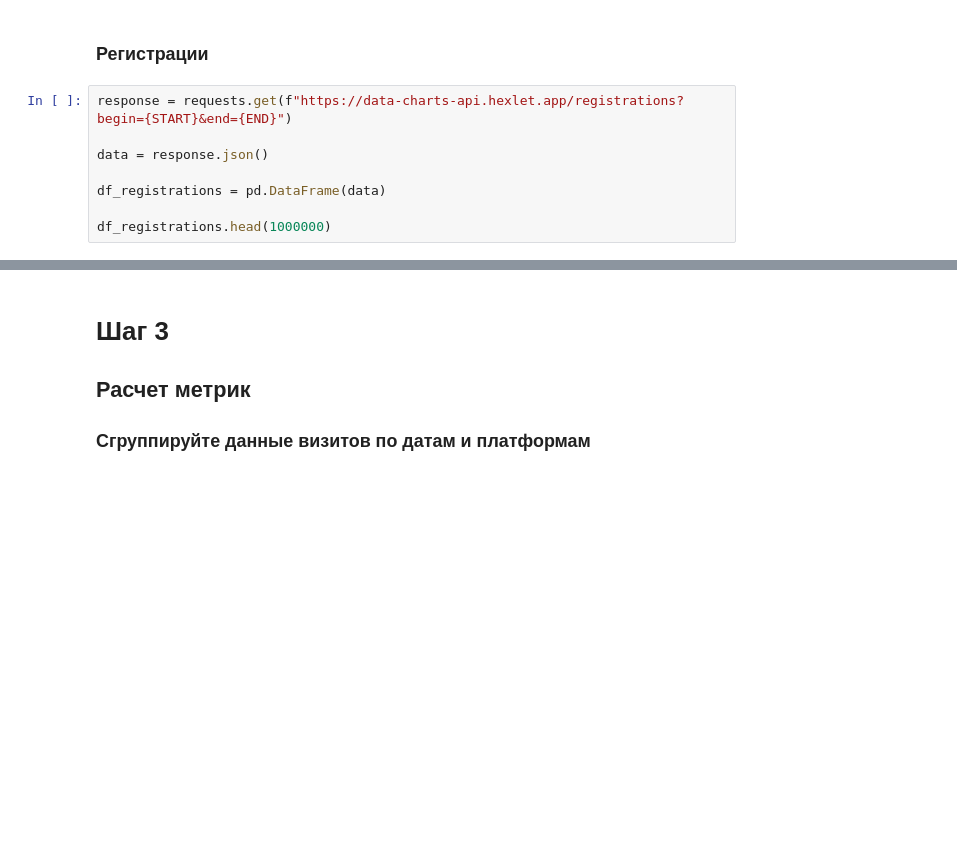
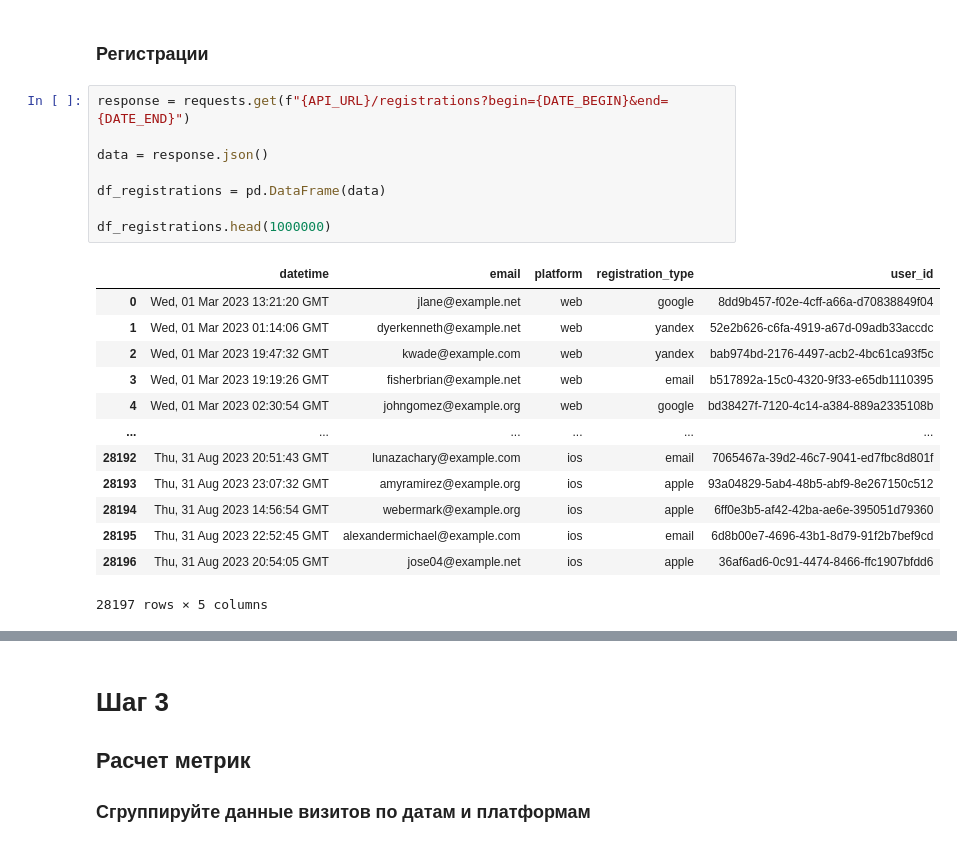
Before and after one commit to MaximManuyko/data-analytics-project-100, a Jupyter notebook: Проект_3.ipynb, the cells around one changed output, grey strips where cells are left out. Cells and saved outputs as stored; diff of their text form; blank space fills up the shorter version.

```diff
--- a/Проект_3.ipynb
+++ b/Проект_3.ipynb
@@ -70,12 +170,26 @@ df_visits.describe(include='all')
 # %% [markdown]
 ### Регистрации
 # %%
-response = requests.get(f"https://data-charts-api.hexlet.app/registrations?begin={START}&end={END}")
+response = requests.get(f"{API_URL}/registrations?begin={DATE_BEGIN}&end={DATE_END}")
 
 data = response.json()
 
 df_registrations = pd.DataFrame(data)
 
 df_registrations.head(1000000)
+# %% [output]
+|  | datetime | email | platform | registration_type | user_id |
+| 0 | Wed, 01 Mar 2023 13:21:20 GMT | jlane@example.net | web | google | 8dd9b457-f02e-4cff-a66a-d70838849f04 |
+| 1 | Wed, 01 Mar 2023 01:14:06 GMT | dyerkenneth@example.net | web | yandex | 52e2b626-c6fa-4919-a67d-09adb33accdc |
+| 2 | Wed, 01 Mar 2023 19:47:32 GMT | kwade@example.com | web | yandex | bab974bd-2176-4497-acb2-4bc61ca93f5c |
+| 3 | Wed, 01 Mar 2023 19:19:26 GMT | fisherbrian@example.net | web | email | b517892a-15c0-4320-9f33-e65db1110395 |
+| 4 | Wed, 01 Mar 2023 02:30:54 GMT | johngomez@example.org | web | google | bd38427f-7120-4c14-a384-889a2335108b |
+| ... | ... | ... | ... | ... | ... |
+| 28192 | Thu, 31 Aug 2023 20:51:43 GMT | lunazachary@example.com | ios | email | 7065467a-39d2-46c7-9041-ed7fbc8d801f |
+| 28193 | Thu, 31 Aug 2023 23:07:32 GMT | amyramirez@example.org | ios | apple | 93a04829-5ab4-48b5-abf9-8e267150c512 |
+| 28194 | Thu, 31 Aug 2023 14:56:54 GMT | webermark@example.org | ios | apple | 6ff0e3b5-af42-42ba-ae6e-395051d79360 |
+| 28195 | Thu, 31 Aug 2023 22:52:45 GMT | alexandermichael@example.com | ios | email | 6d8b00e7-4696-43b1-8d79-91f2b7bef9cd |
+| 28196 | Thu, 31 Aug 2023 20:54:05 GMT | jose04@example.net | ios | apple | 36af6ad6-0c91-4474-8466-ffc1907bfdd6 |
+28197 rows × 5 columns
 # %%
 df_registrations.describe(include='all')
```
Also changed, not shown: parts of 33 cells of this notebook, 24 other files.
